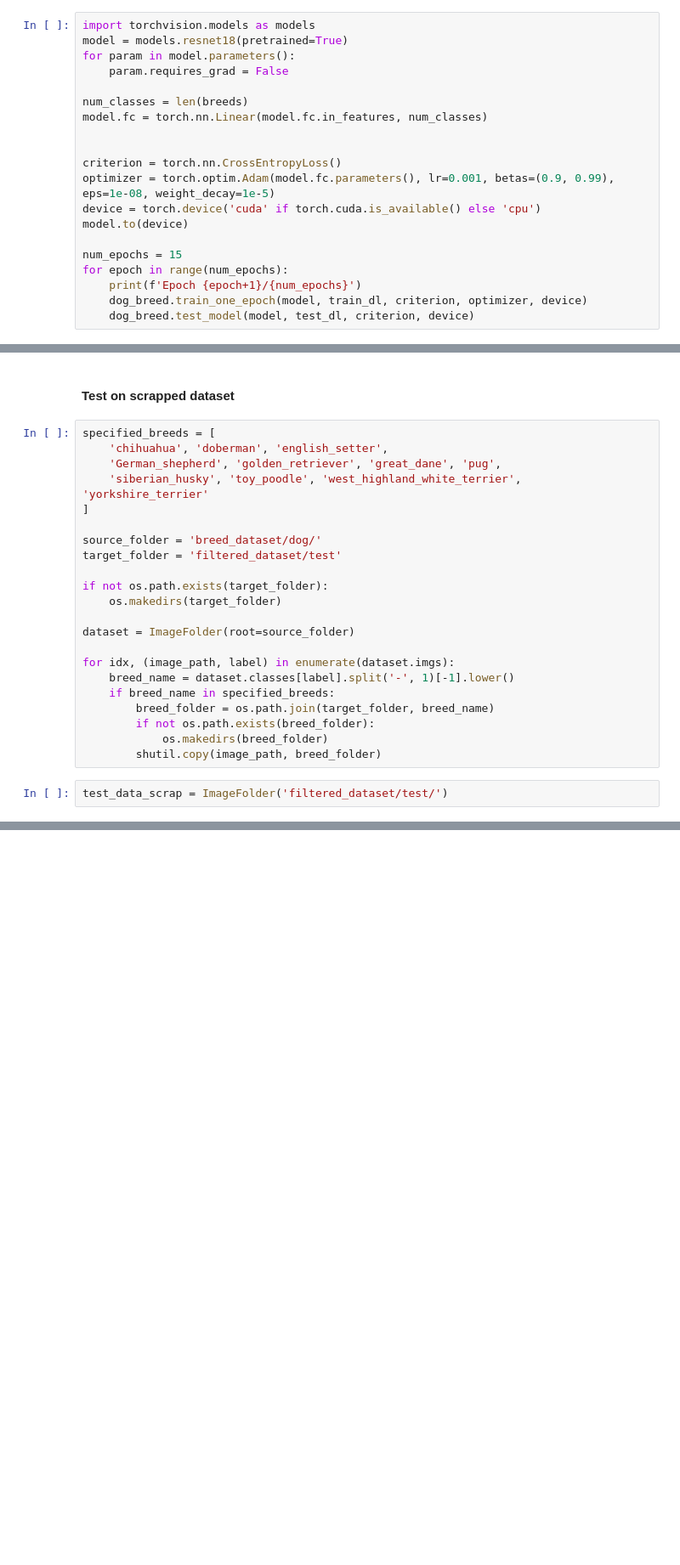
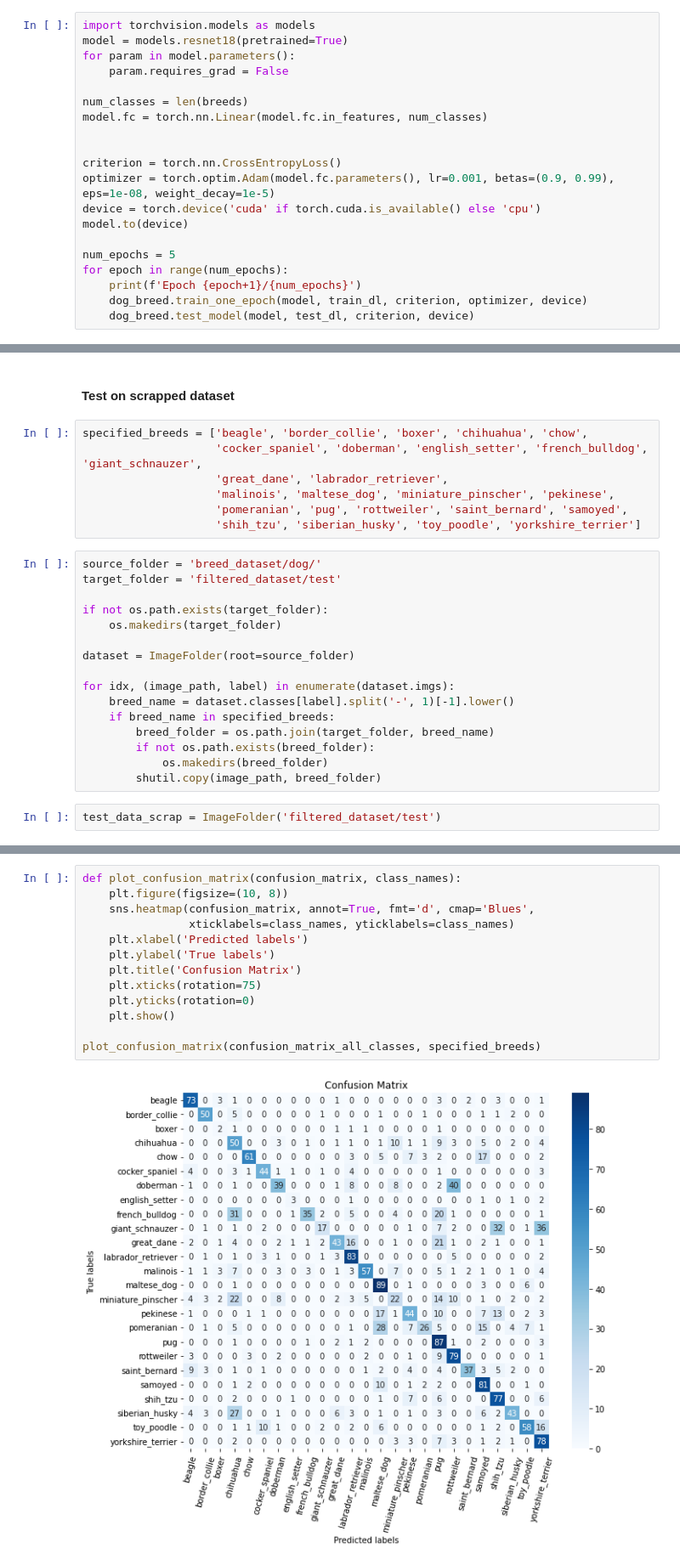
Before and after one commit to oguzaliarslan/pet_classification, a Jupyter notebook: dog_breed.ipynb, the cells around one changed output, grey strips where cells are left out. Shown at 85% size. Saved outputs shown, nothing was run; the diff lists cells and outputs as text; blank space fills up the shorter version.

```diff
--- a/dog_breed.ipynb
+++ b/dog_breed.ipynb
@@ -145,7 +163,7 @@ optimizer = torch.optim.Adam(model.fc.parameters(), lr=0.001, betas=(0.9, 0.99),
 device = torch.device('cuda' if torch.cuda.is_available() else 'cpu')
 model.to(device)
 
-num_epochs = 15
+num_epochs = 5
 for epoch in range(num_epochs):
     print(f'Epoch {epoch+1}/{num_epochs}')
     dog_breed.train_one_epoch(model, train_dl, criterion, optimizer, device)
@@ -189,12 +187,13 @@ Epoch 12/15
 # %% [markdown]
 #### Test on scrapped dataset
+# %%
+specified_breeds = ['beagle', 'border_collie', 'boxer', 'chihuahua', 'chow',
+                    'cocker_spaniel', 'doberman', 'english_setter', 'french_bulldog', 'giant_schnauzer',
+                    'great_dane', 'labrador_retriever',
+                    'malinois', 'maltese_dog', 'miniature_pinscher', 'pekinese',
+                    'pomeranian', 'pug', 'rottweiler', 'saint_bernard', 'samoyed',
+                    'shih_tzu', 'siberian_husky', 'toy_poodle', 'yorkshire_terrier']
 # %%
-specified_breeds = [
-    'chihuahua', 'doberman', 'english_setter',
-    'German_shepherd', 'golden_retriever', 'great_dane', 'pug',
-    'siberian_husky', 'toy_poodle', 'west_highland_white_terrier', 'yorkshire_terrier'
-]
-
 source_folder = 'breed_dataset/dog/'
 target_folder = 'filtered_dataset/test'
 
@@ -211,4 +210,4 @@ for idx, (image_path, label) in enumerate(dataset.imgs):
             os.makedirs(breed_folder)
         shutil.copy(image_path, breed_folder)
 # %%
-test_data_scrap = ImageFolder('filtered_dataset/test/')
+test_data_scrap = ImageFolder('filtered_dataset/test')
@@ -227,0 +265,15 @@ Test Loss: 0.2237 Acc: 0.9371
+# %%
+def plot_confusion_matrix(confusion_matrix, class_names):
+    plt.figure(figsize=(10, 8))
+    sns.heatmap(confusion_matrix, annot=True, fmt='d', cmap='Blues',
+                xticklabels=class_names, yticklabels=class_names)
+    plt.xlabel('Predicted labels')
+    plt.ylabel('True labels')
+    plt.title('Confusion Matrix')
+    plt.xticks(rotation=75)
+    plt.yticks(rotation=0)
+    plt.show()
+
+plot_confusion_matrix(confusion_matrix_all_classes, specified_breeds)
+# %% [output]
+[figure, added]
```
Also changed, not shown: parts of 15 cells of this notebook.
